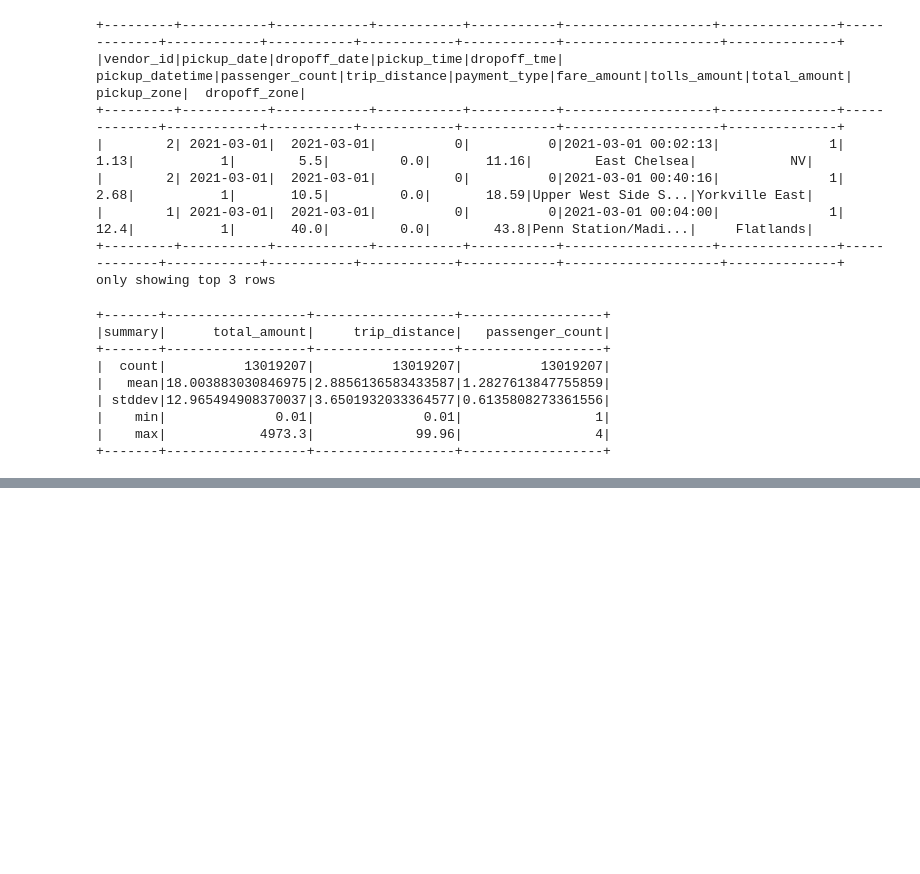
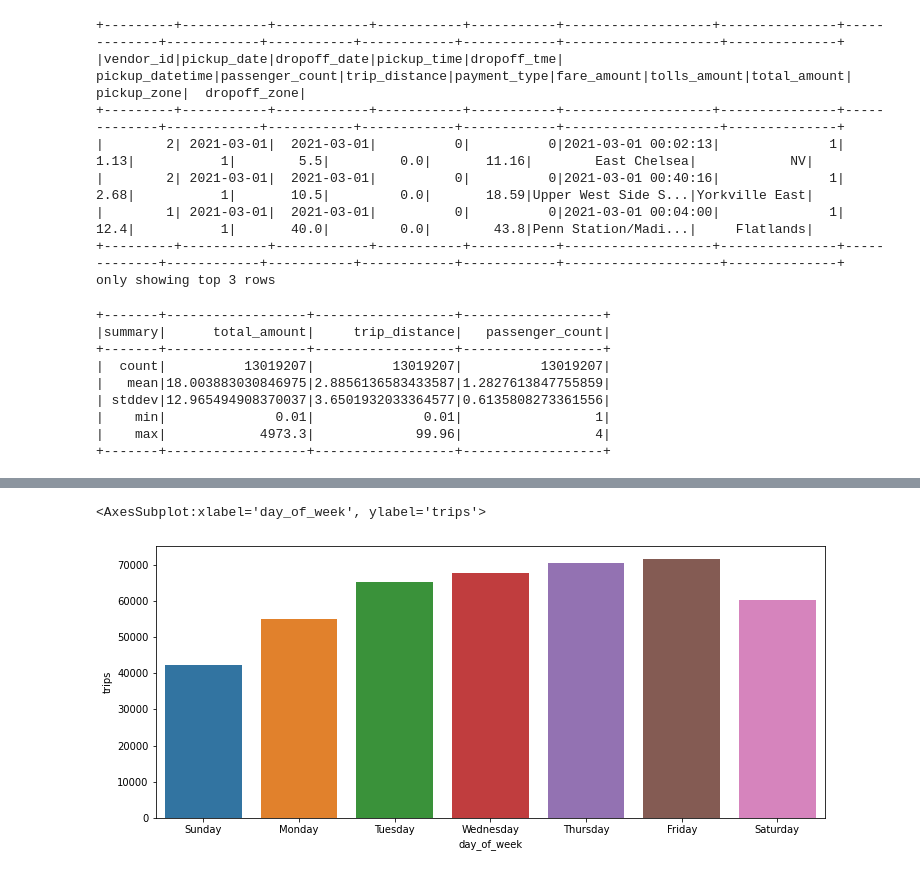
Before and after one commit to devkhk/data-engineering-study, a Jupyter notebook: study_remind/spark/taxi-analysis.ipynb, the cells around one changed output, grey strips where cells are left out. Saved outputs shown, nothing was run; the diff lists cells and outputs as text; code cells hidden in the pictures; blank space fills up the shorter version.

```diff
--- a/study_remind/spark/taxi-analysis.ipynb
+++ b/study_remind/spark/taxi-analysis.ipynb
@@ -247,0 +337,12 @@ cleaned_df.select(["total_amount","trip_distance","passenger_count"]).describe()
+# %%
+query = """
+SELECT
+    DATE_FORMAT(pickup_date, 'EEEE') AS day_of_week,
+    COUNT(*) AS trips
+FROM
+    cleaned
+GROUP BY
+    pickup_date,
+    day_of_week
+"""
+weeks_trip_df = spark.sql(query).toPandas()
@@ -247,0 +365,3 @@ cleaned_df.select(["total_amount","trip_distance","passenger_count"]).describe()
+# %%
+data = weeks_trip_df.groupby("day_of_week").trips.median().to_frame().reset_index()
+data
@@ -247,0 +377,12 @@ cleaned_df.select(["total_amount","trip_distance","passenger_count"]).describe()
+# %%
+data["sorted_dow"] = data["day_of_week"].replace({
+    "Sunday" : 0,
+    "Monday" : 1,
+    "Tuesday" : 2,
+    "Wednesday" : 3,
+    "Thursday" : 4,
+    "Friday" : 5,
+    "Saturday" : 6,
+})
+# %%
+data.sort_values(by="sorted_dow", inplace=True) # inplace : 데이터 변환 True, False : 보여주기만
@@ -247,0 +400,6 @@ cleaned_df.select(["total_amount","trip_distance","passenger_count"]).describe()
+# %%
+fig, ax = plt.subplots(figsize=(12, 5))
+sns.barplot(data=data, x="day_of_week", y="trips")
+# %% [output]
+<AxesSubplot:xlabel='day_of_week', ylabel='trips'>
+[figure, added]
```
Also changed, not shown: parts of 12 cells of this notebook.
